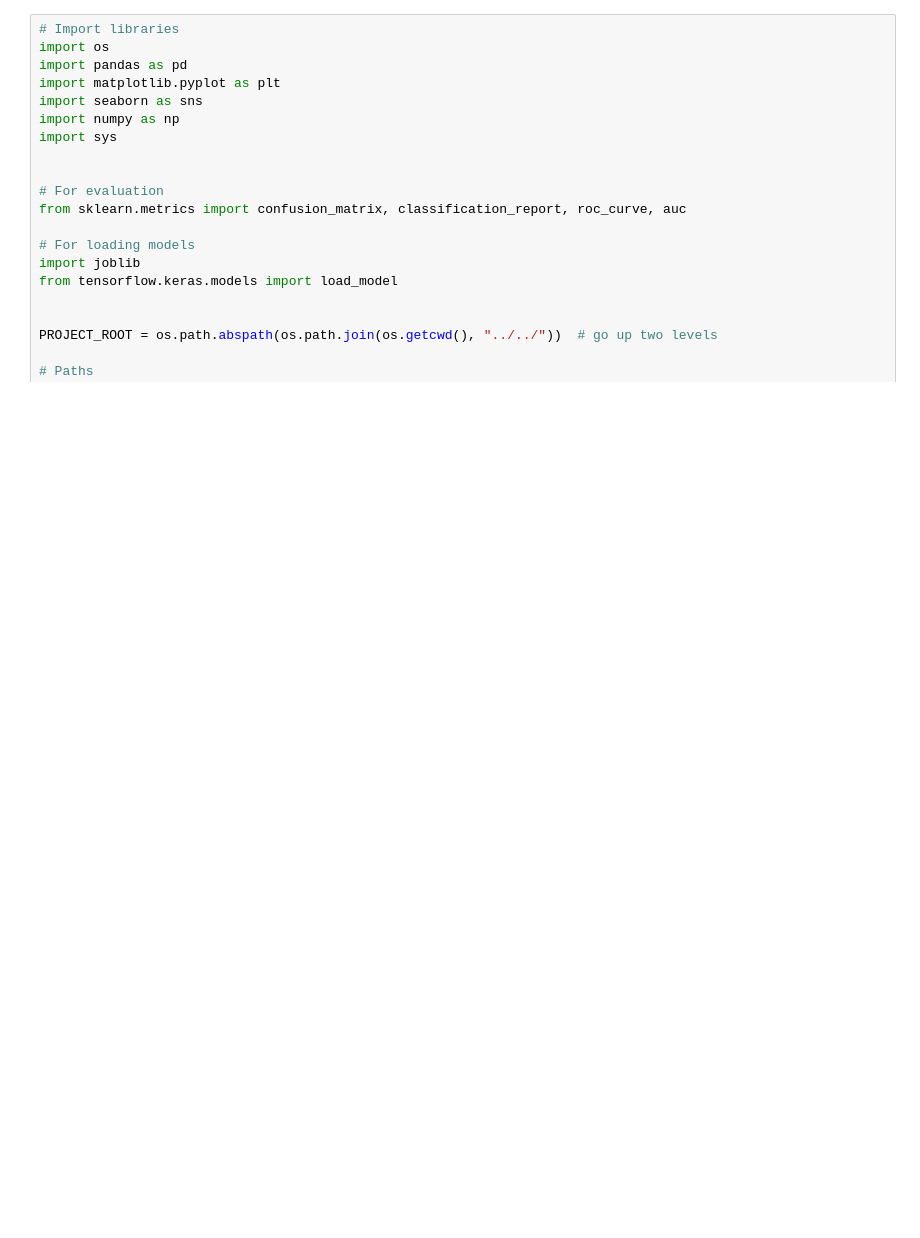
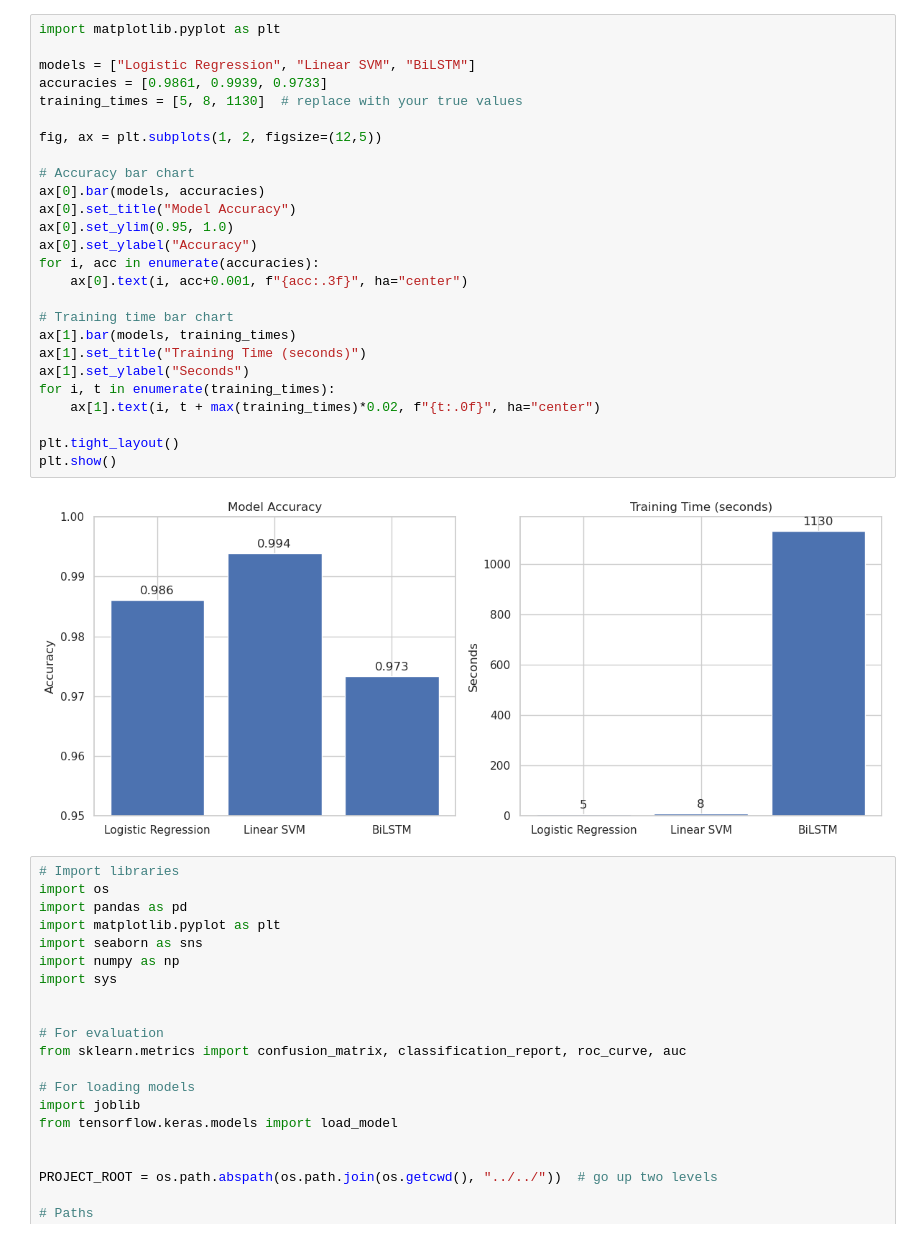
Before and after one commit to burnsmay/cmse492_project, a Jupyter notebook: notebooks/exploratory/fake_news_pipeline.ipynb, the cells around one changed output. Drawn from its saved outputs; the diff is of its cells as text; blank space fills up the shorter version.

```diff
--- a/notebooks/exploratory/fake_news_pipeline.ipynb
+++ b/notebooks/exploratory/fake_news_pipeline.ipynb
@@ -1,3 +64,31 @@
+# %%
+import matplotlib.pyplot as plt
+
+models = ["Logistic Regression", "Linear SVM", "BiLSTM"]
+accuracies = [0.9861, 0.9939, 0.9733]
+training_times = [5, 8, 1130]  # replace with your true values
+
+fig, ax = plt.subplots(1, 2, figsize=(12,5))
+
+# Accuracy bar chart
+ax[0].bar(models, accuracies)
+ax[0].set_title("Model Accuracy")
+ax[0].set_ylim(0.95, 1.0)
+ax[0].set_ylabel("Accuracy")
+for i, acc in enumerate(accuracies):
+    ax[0].text(i, acc+0.001, f"{acc:.3f}", ha="center")
+
+# Training time bar chart
+ax[1].bar(models, training_times)
+ax[1].set_title("Training Time (seconds)")
+ax[1].set_ylabel("Seconds")
+for i, t in enumerate(training_times):
+    ax[1].text(i, t + max(training_times)*0.02, f"{t:.0f}", ha="center")
+
+plt.tight_layout()
+plt.show()
+# %% [output]
+[figure, added]
 # %%
 # Import libraries
 import os
```
Also changed, not shown: parts of 3 cells of this notebook.
